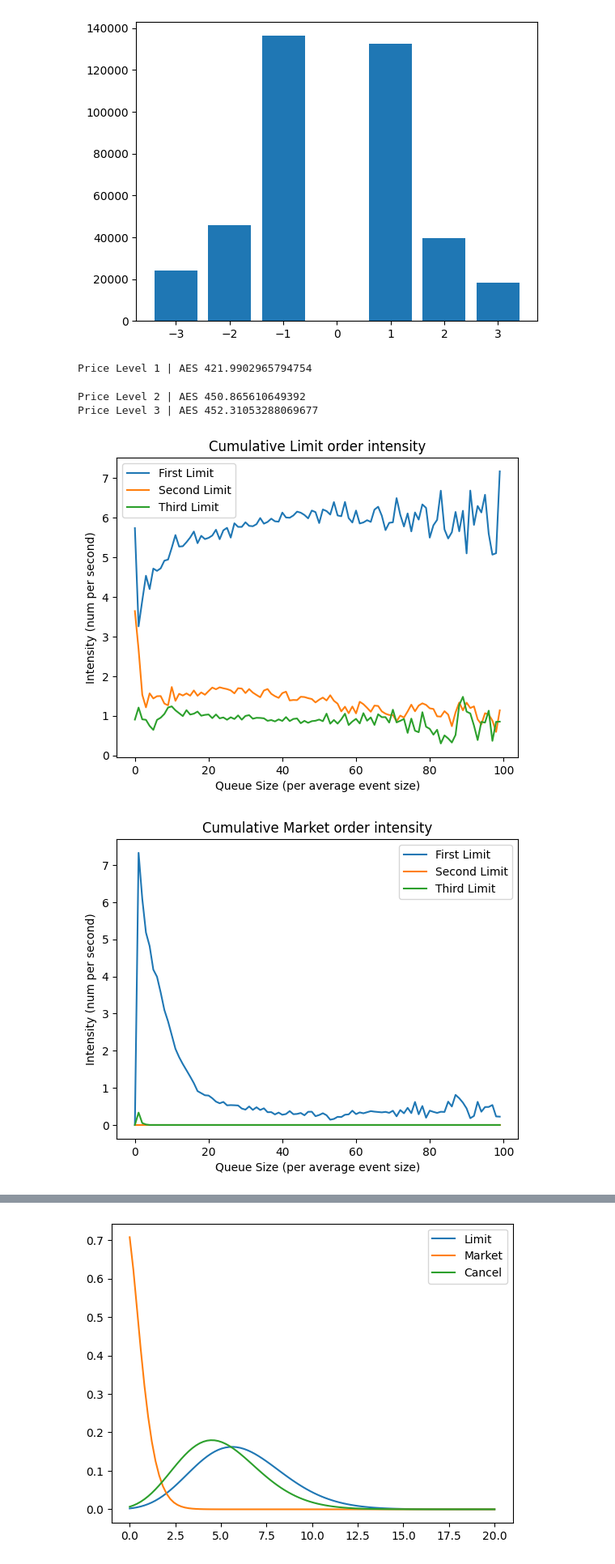
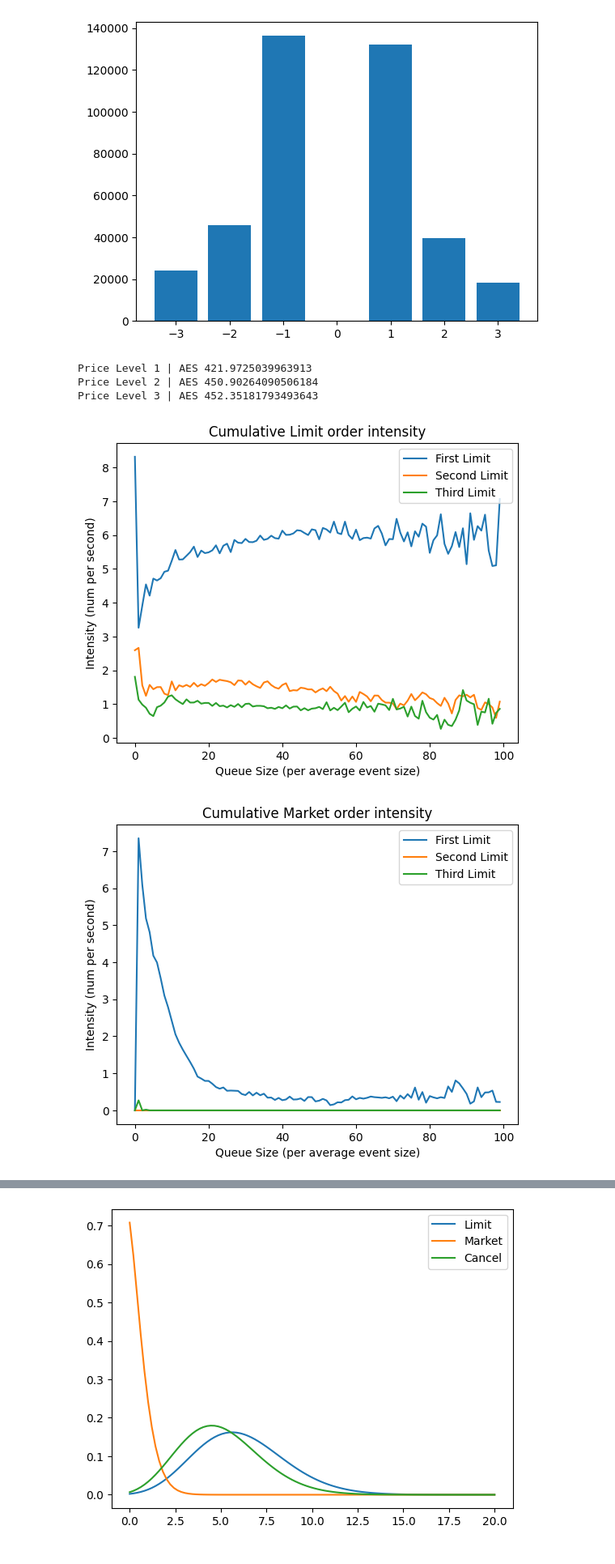
Before and after one commit to TrevorSemeraro/orderbook-simulator, a Jupyter notebook: queue-reactive.ipynb, the cells around one changed output, grey strips where cells are left out. Shown at 81% size. Drawn from its saved outputs; the diff is of its cells as text; code cells hidden in the pictures.

```diff
--- a/queue-reactive.ipynb
+++ b/queue-reactive.ipynb
@@ -70,7 +70,7 @@ class OrderbookTypes(IntEnum):
 
 # Remove hidden orderbook events
 df = df[
-    (df['type'] != OrderbookEventTypes.ExecutionOfHiddenOrder) &
+    # (df['type'] != OrderbookEventTypes.ExecutionOfHiddenOrder) &
     (df['type'] != OrderbookEventTypes.TradingHalt) &
     (df['time'])
     ]
@@ -83,21 +100,4 @@ NORMALIZED_QUEUE_MAX = 100
 # %%
-midprice = (df['bid1_price'] + df["ask1_price"]) / 2
-spread = df["ask1_price"] - df['bid1_price']
-
-conditions = [
-    spread == PRICE_TICK,
-    df["ask1_price"] >= df['bid1_price'],
-    df["ask1_price"] < df['bid1_price']
-]
-
-choices = [
-    midprice,
-    midprice + PRICE_TICK,
-    midprice - PRICE_TICK
-]
-
-df['reference_price'] = np.select(conditions, choices)
-
 for n in range(0, DEPTH):
     price_depth = (PRICE_TICK * n) + HALF_PRICE_TICK
 
@@ -140,5 +140,4 @@ for n in range(0, DEPTH):
     df[f'norm_ask{n + 1}_price'] = ask_price_level
     df[f'norm_ask{n + 1}_size'] = np.select(ask_conditions, ask_choices)
 
-# print(df['ask1_price'], df['bid1_price'], df['reference_price'])
-# print(df)
+display(df)
@@ -155,12 +168,12 @@ def getOrdersFromData(dataframe, depth, isBid):
 
     return (dataframe[limitOrder], dataframe[cancelOrder], dataframe[marketOrderCondititons])
 # %%
-event_in_bid = [
+is_event_in_bid = [
     (df['norm_bid1_price'] == df['price']),
     (df['norm_bid2_price'] == df['price']),
     (df['norm_bid3_price'] == df['price']),
 ]
-event_in_ask = [
+is_event_in_ask = [
     (df['norm_ask1_price'] == df['price']),
     (df['norm_ask2_price'] == df['price']),
     (df['norm_ask3_price'] == df['price']),
@@ -168,14 +181,15 @@ event_in_ask = [
 
 data = np.zeros(6)
 buckets = [-3, -2, -1, 1, 2, 3]
-MIDPOINT = 2
+BID_START_INDEX = 2
+ASK_START_INDEX = 3
 
 for price_level in range(0, DEPTH):
-    bids_at_depth = df.loc[event_in_bid[price_level]]
-    asks_at_depth = df.loc[event_in_ask[price_level]]
+    bids_at_depth = df.loc[is_event_in_bid[price_level]]
+    asks_at_depth = df.loc[is_event_in_ask[price_level]]
 
-    data[MIDPOINT - price_level] = len(bids_at_depth)
-    data[MIDPOINT + price_level + 1] = len(asks_at_depth)
+    data[BID_START_INDEX - price_level] = len(bids_at_depth)
+    data[ASK_START_INDEX + price_level] = len(asks_at_depth)
 
 plt.bar(buckets, data)
 # %% [output]
@@ -187,11 +201,11 @@ lambdas = np.zeros((DEPTH, 2, ORDER_TYPES, NORMALIZED_QUEUE_MAX))
 pd.options.mode.chained_assignment = None  # default='warn'
 
 for price_level in range(0, DEPTH):
-    orders_at_depth = df.loc[(event_in_bid[price_level]) | (event_in_ask[price_level])]
+    orders_at_depth = df.loc[(is_event_in_bid[price_level]) | (is_event_in_ask[price_level])]
     orders_at_depth['dt_order'] = orders_at_depth['time'].diff().fillna(0)
 
-    bids_at_depth = orders_at_depth.loc[event_in_bid[price_level]]
-    asks_at_depth = orders_at_depth.loc[event_in_ask[price_level]]
+    bids_at_depth = orders_at_depth.loc[is_event_in_bid[price_level]]
+    asks_at_depth = orders_at_depth.loc[is_event_in_ask[price_level]]
 
     average_event_size = (bids_at_depth['size'].mean() + asks_at_depth['size'].mean()) / 2
 
@@ -233,39 +247,39 @@ for price_level in range(0, DEPTH):
     #         print(f"Avg. Order delta_t | {dt_order}")
     # print()
 # %% [output]
-Price Level 1 | AES 421.9902965794754
+Price Level 1 | AES 421.9725039963913
+Price Level 2 | AES 450.90264090506184
+Price Level 3 | AES 452.35181793493643
-Price Level 2 | AES 450.865610649392
-Price Level 3 | AES 452.31053288069677
 # %%
 for order_type in OrderbookTypes:
     for x in range(0, 2):
         lambdas[0][x][order_type][np.isnan(lambdas[0][x][order_type])] = 0
         lambdas[1][x][order_type][np.isnan(lambdas[1][x][order_type])] = 0
         lambdas[2][x][order_type][np.isnan(lambdas[2][x][order_type])] = 0
 
     plt.plot((lambdas[0][OrderbookIndexes.Bid][order_type] + lambdas[0][OrderbookIndexes.Ask][order_type]) / 2, label=f"First Limit")
     plt.plot((lambdas[1][OrderbookIndexes.Bid][order_type] + lambdas[1][OrderbookIndexes.Ask][order_type]) / 2, label=f"Second Limit")
     plt.plot((lambdas[2][OrderbookIndexes.Bid][order_type] +  lambdas[2][OrderbookIndexes.Ask][order_type]) / 2, label=f"Third Limit")
     # plt.plot(lambdas[0][OrderbookIndexes.Bid][order_type], label=f"Bid First Limit")
     # plt.plot(lambdas[1][OrderbookIndexes.Bid][order_type], label=f"Bid Second Limit")
     # plt.plot(lambdas[2][OrderbookIndexes.Bid][order_type], label=f"Bid Third Limit")
 
     # plt.plot(lambdas[0][OrderbookIndexes.Ask][order_type], label=f"Ask First Limit")
     # plt.plot(lambdas[1][OrderbookIndexes.Ask][order_type], label=f"Ask Second Limit")
     # plt.plot(lambdas[2][OrderbookIndexes.Ask][order_type], label=f"Ask Third Limit")
 
     if (order_type == OrderbookTypes.Limit):
         order_name = "Limit"
     elif (order_type == OrderbookTypes.Market):
         order_name = "Market"
     elif (order_type == OrderbookTypes.Cancel):
         order_name = "Cancel"
 
     plt.ylabel("Intensity (num per second)")
     plt.xlabel("Queue Size (per average event size)")
-    plt.legend()
+    plt.legend(loc='upper right')
     plt.title(f"Cumulative {order_name} order intensity")
     plt.show()
 # %% [output]
-[figure, old version]
+[figure, new version]
 [figure]
```
Also changed, not shown: parts of 8 cells of this notebook, 48 other files.
